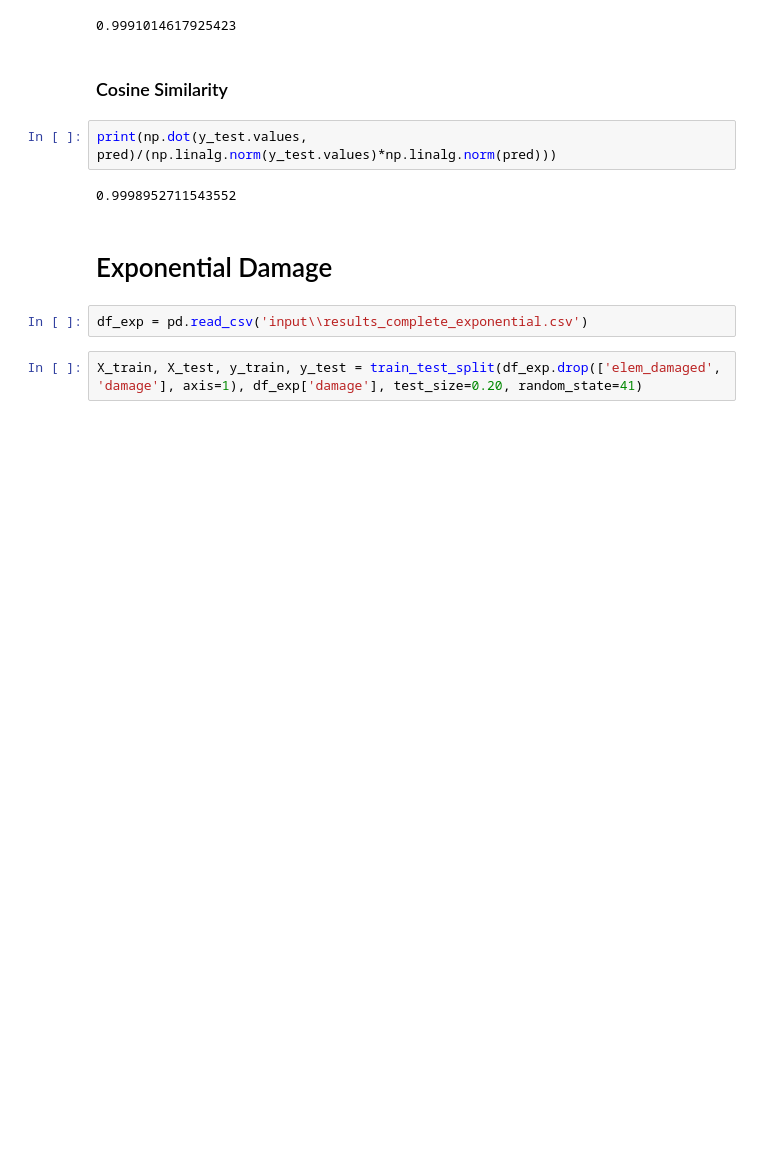
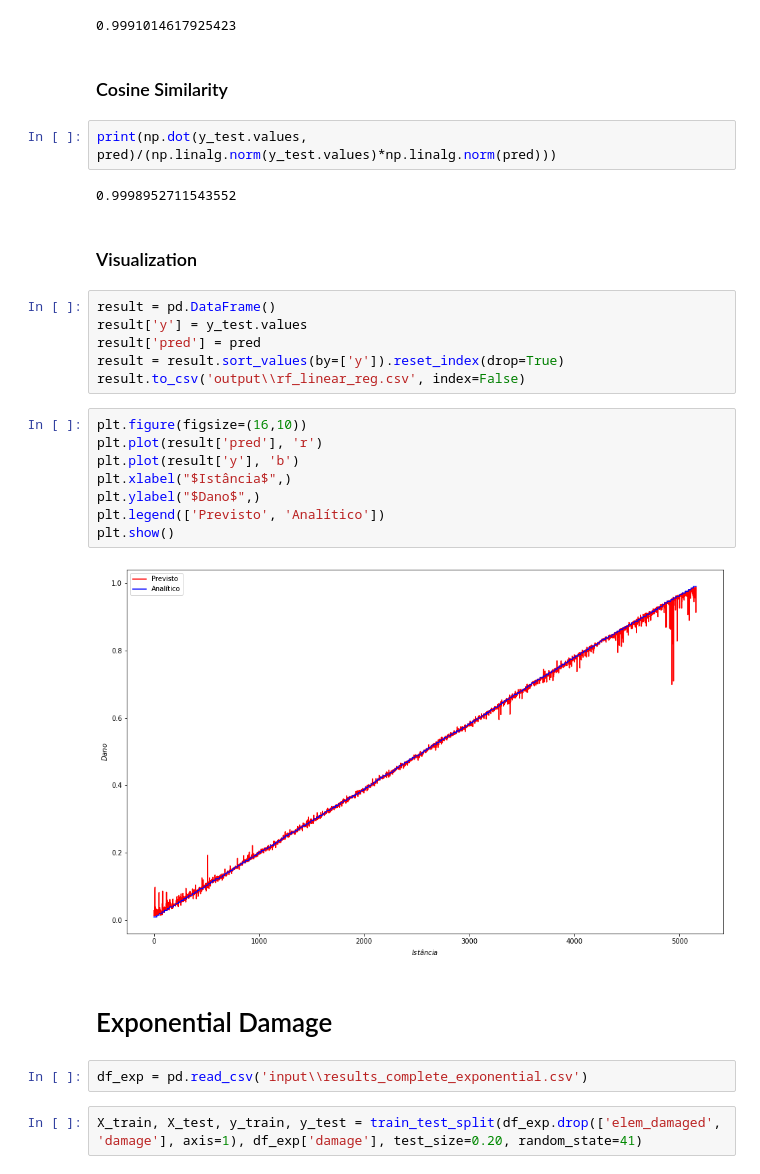
Before and after one commit to gabrielogia/matrix-analysis-of-structures, a Jupyter notebook: src/ml/tower/rf_reg.ipynb, the cells around one changed output. Cells and saved outputs as stored; diff of their text form; blank space fills up the shorter version.

```diff
--- a/src/ml/tower/rf_reg.ipynb
+++ b/src/ml/tower/rf_reg.ipynb
@@ -42,6 +42,24 @@ r2_score(y_test, pred)
 print(np.dot(y_test.values, pred)/(np.linalg.norm(y_test.values)*np.linalg.norm(pred)))
 # %% [output]
 0.9998952711543552
+# %% [markdown]
+<h3>Visualization</h3>
+# %%
+result = pd.DataFrame()
+result['y'] = y_test.values
+result['pred'] = pred
+result = result.sort_values(by=['y']).reset_index(drop=True)
+result.to_csv('output\\rf_linear_reg.csv', index=False)
+# %%
+plt.figure(figsize=(16,10))
+plt.plot(result['pred'], 'r')
+plt.plot(result['y'], 'b')
+plt.xlabel("$Istância$",)
+plt.ylabel("$Dano$",)
+plt.legend(['Previsto', 'Analítico'])
+plt.show()
+# %% [output]
+[figure, added]
 # %% [markdown]
 <h1>Exponential Damage</h1>
 # %%
```
Also changed, not shown: parts of 10 cells of this notebook, 1 other file.
